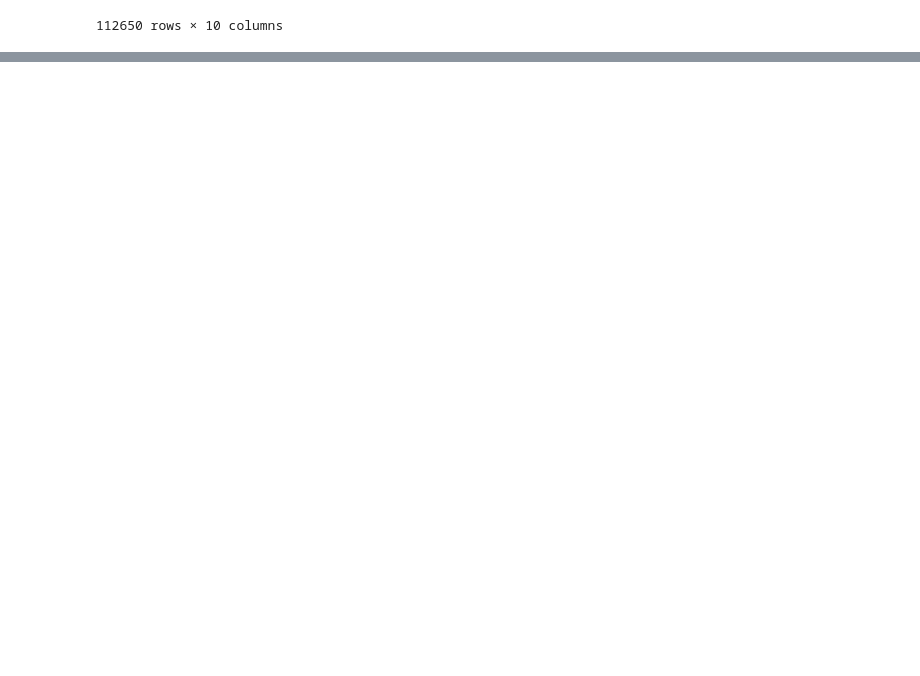
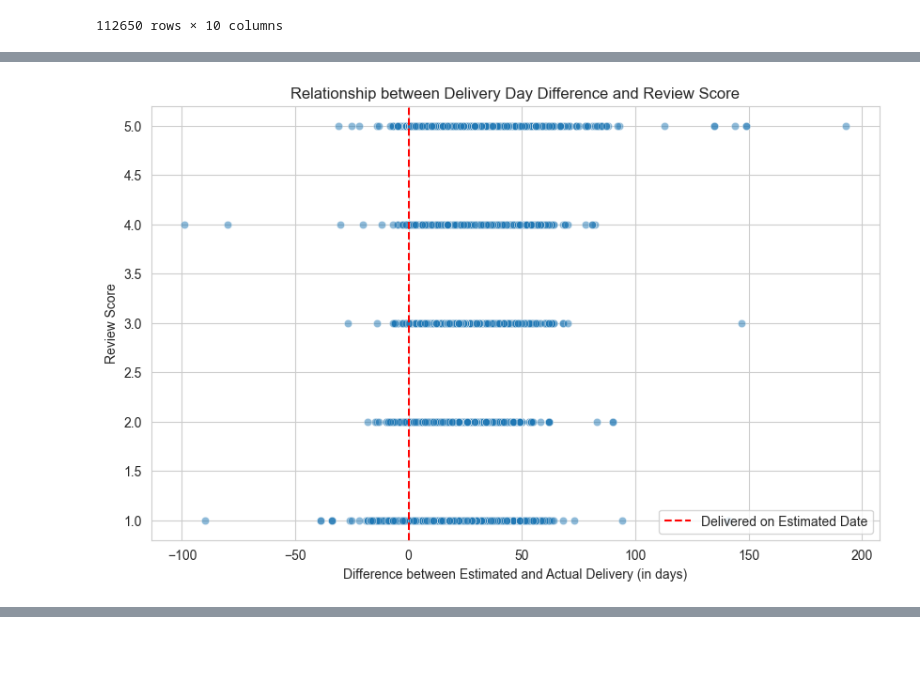
Before and after one commit to ItalloLinhares/Olist-E-Commerce-Data-Analysis, a Jupyter notebook: Olist_Projeto_Analise_de_Dados.ipynb, the cells around one changed output, grey strips where cells are left out. Cells and saved outputs as stored; diff of their text form; code cells hidden in the pictures; blank space fills up the shorter version.

Commit message:
Answering the questions: Is there a relationship between order delivery timeliness and customer satisfaction? And do other factors like price and payment installments also affect it?

```diff
--- a/Olist_Projeto_Analise_de_Dados.ipynb
+++ b/Olist_Projeto_Analise_de_Dados.ipynb
@@ -413,0 +646,4 @@ orders_distance_per_day[orders_distance_per_day['difference_days_estimed_deliver
+# %%
+orders_reviews.head()
+orders_reviews_with_score = orders_reviews[['order_id', 'review_score']].copy()
+orders_reviews_with_score.head()
@@ -413,0 +657,3 @@ orders_distance_per_day[orders_distance_per_day['difference_days_estimed_deliver
+# %%
+orders_difference_days_estimed_deliverd_date = orders_distance_per_day[['order_id', 'difference_days_estimed_delivered_date']]
+orders_difference_days_estimed_deliverd_date.head()
@@ -413,0 +667,4 @@ orders_distance_per_day[orders_distance_per_day['difference_days_estimed_deliver
+# %%
+orders_relation_score_delivered_date = pd.merge(orders_difference_days_estimed_deliverd_date, orders_reviews_with_score, how='inner')
+orders_relation_score_delivered_date['difference_in_days'] = orders_relation_score_delivered_date['difference_days_estimed_delivered_date'].dt.days
+orders_relation_score_delivered_date.head()
@@ -413,0 +678,29 @@ orders_distance_per_day[orders_distance_per_day['difference_days_estimed_deliver
+# %%
+# Set the plot style
+sns.set_style("whitegrid")
+
+# Create the figure and axes for the plot, defining a size
+plt.figure(figsize=(10, 6))
+
+# Create the scatter plot
+# 'alpha=0.5' adds some transparency to help visualize overlapping points
+sns.scatterplot(
+    data=orders_relation_score_delivered_date,
+    x='difference_days_estimed_delivered_date',
+    y='review_score',
+    alpha=0.5
+)
+
+# Add titles and labels for clarity
+plt.title('Relationship between Delivery Day Difference and Review Score')
+plt.xlabel('Difference between Estimated and Actual Delivery (in days)')
+plt.ylabel('Review Score')
+
+# Add a vertical line at x=0 to mark the point where the delivery was on time
+plt.axvline(x=0, color='red', linestyle='--', linewidth=1.5, label='Delivered on Estimated Date')
+plt.legend()
+
+# Show the plot
+plt.show()
+# %% [output]
+[figure, added]
```
Also changed, not shown: parts of 44 cells of this notebook, 6 other files.
